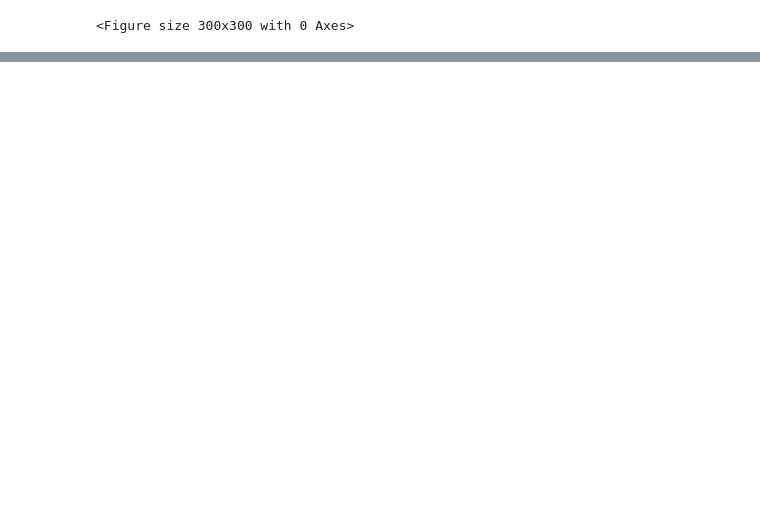
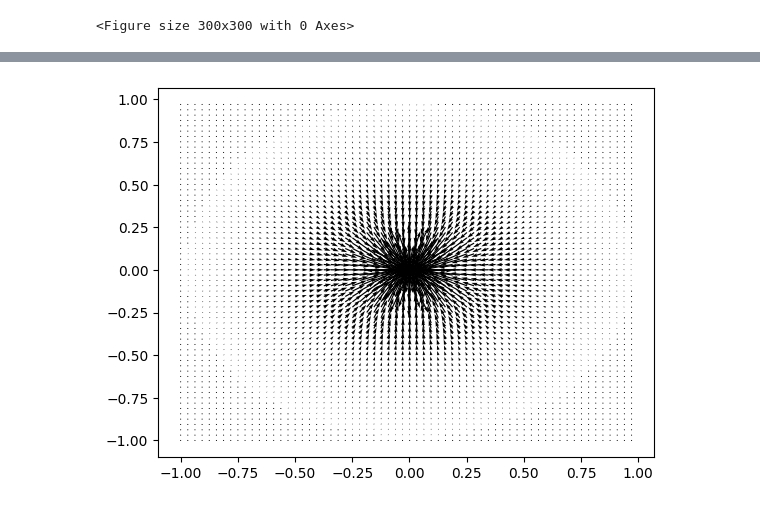
Before and after one commit to Raphael2b3/Uni, a Jupyter notebook: feldtheorie/main.ipynb, the cells around one changed output, grey strips where cells are left out. Saved outputs shown, nothing was run; the diff lists cells and outputs as text; code cells hidden in the pictures; blank space fills up the shorter version.

```diff
--- a/feldtheorie/main.ipynb
+++ b/feldtheorie/main.ipynb
@@ -45,0 +77,5 @@ imshow(U)
+# %%
+
+quiver(columb,6)
+# %% [output]
+[figure, added]
```
Also changed, not shown: parts of 14 cells of this notebook, 3 other files.
